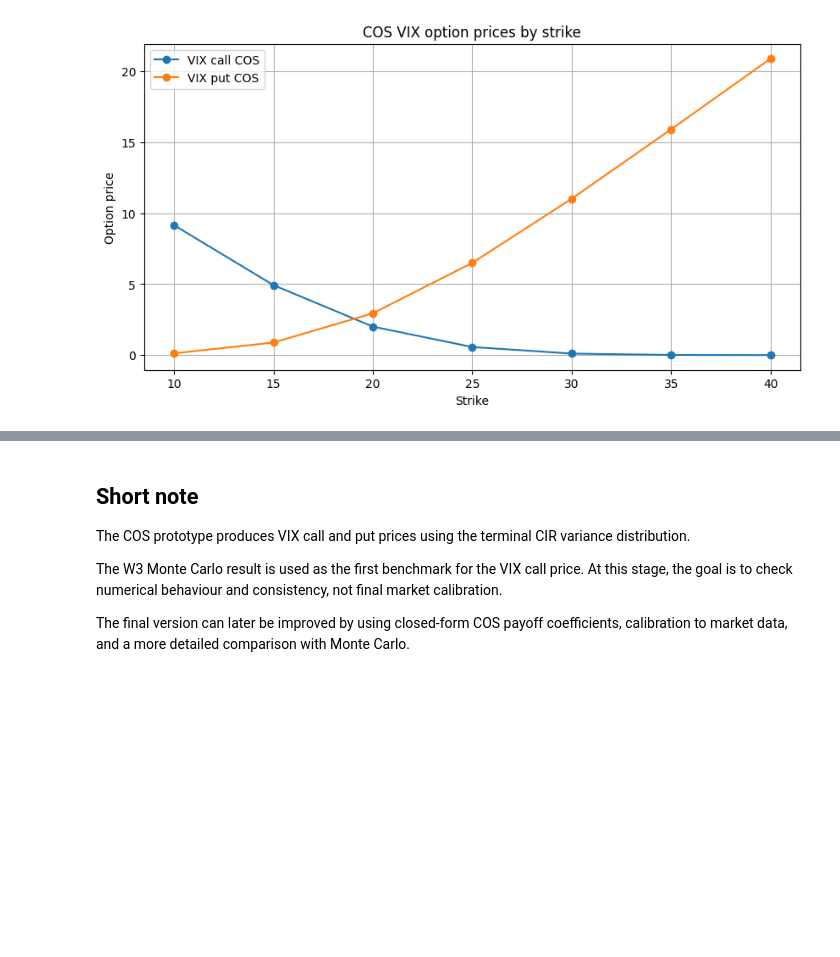
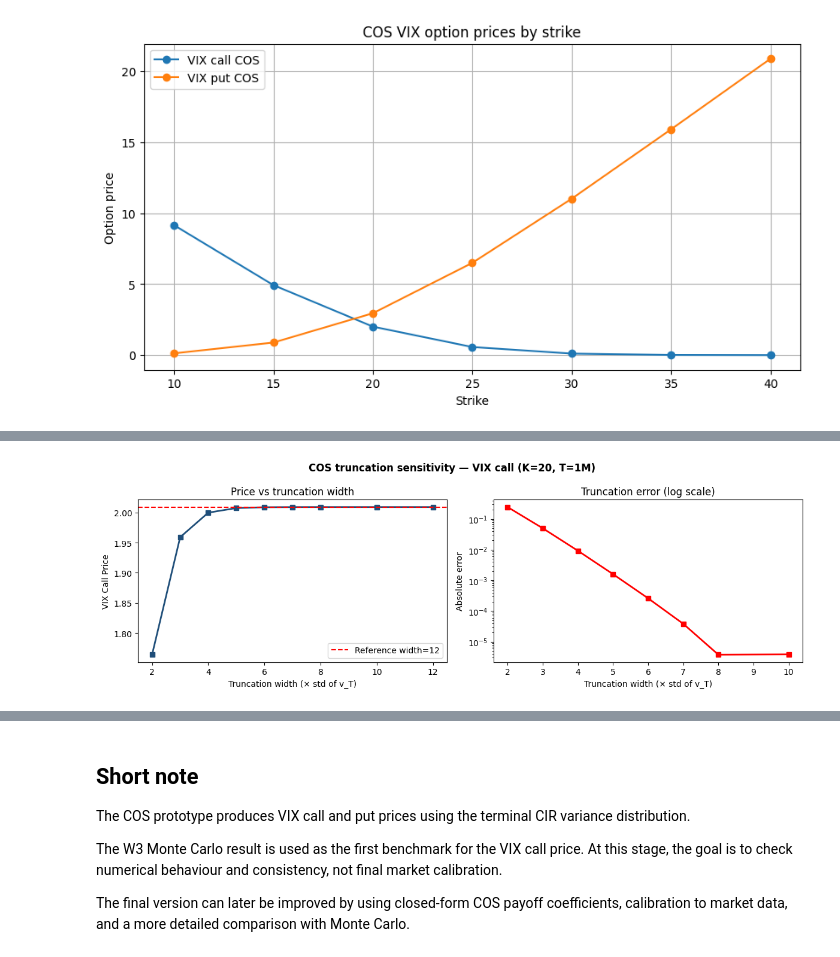
Before and after one commit to baikhanova/Variance_Swaps_VIX_Options, a Jupyter notebook: notebooks/02_w4_cos_engine.ipynb, the cells around one changed output, grey strips where cells are left out. Saved outputs shown, nothing was run; the diff lists cells and outputs as text; code cells hidden in the pictures; blank space fills up the shorter version.

```diff
--- a/notebooks/02_w4_cos_engine.ipynb
+++ b/notebooks/02_w4_cos_engine.ipynb
@@ -200,0 +265,13 @@ plt.show()
+# %%
+df_w = convergence_over_truncation_width(
+    params=params,
+    option_maturity=option_maturity,
+    strike=20.0,
+    r=r,
+    delta=delta,
+    std_widths=[2.0, 3.0, 4.0, 5.0, 6.0, 7.0, 8.0, 10.0, 12.0],
+    n_terms=256,
+    reference_std_width=12.0,
+)
+
+df_w[["std_width", "lower", "upper", "cos_price", "abs_error"]]
@@ -200,0 +289,23 @@ plt.show()
+# %%
+fig, axes = plt.subplots(1, 2, figsize=(12, 4))
+
+axes[0].plot(df_w["std_width"], df_w["cos_price"], marker="s", color="#1f4e79", lw=2)
+axes[0].axhline(df_w.attrs["reference_price"], color="red", ls="--", lw=1.5, label="Reference width=12")
+axes[0].set_xlabel("Truncation width (× std of v_T)")
+axes[0].set_ylabel("VIX Call Price")
+axes[0].set_title("Price vs truncation width")
+axes[0].legend()
+
+valid_w = df_w["abs_error"] > 0
+axes[1].plot(df_w.loc[valid_w, "std_width"], df_w.loc[valid_w, "abs_error"],
+             marker="s", color="red", lw=2)
+axes[1].set_yscale("log")
+axes[1].set_xlabel("Truncation width (× std of v_T)")
+axes[1].set_ylabel("Absolute error")
+axes[1].set_title("Truncation error (log scale)")
+
+plt.suptitle("COS truncation sensitivity — VIX call (K=20, T=1M)", fontweight="bold")
+plt.tight_layout()
+plt.show()
+# %% [output]
+[figure, added]
```
Also changed, not shown: parts of 15 cells of this notebook.
